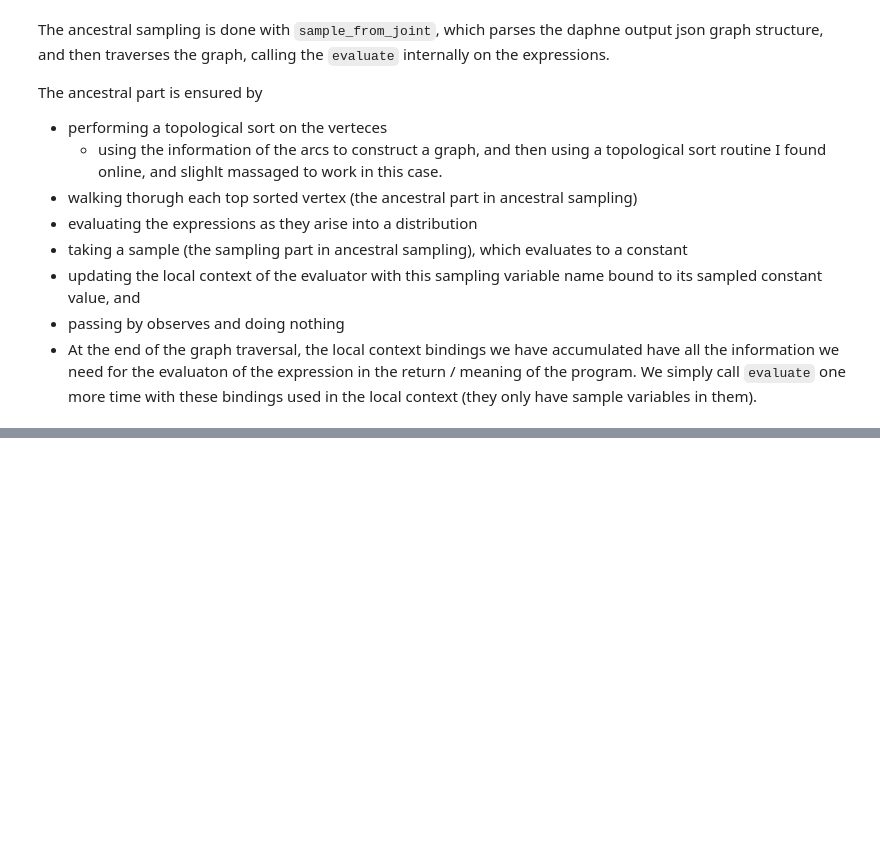
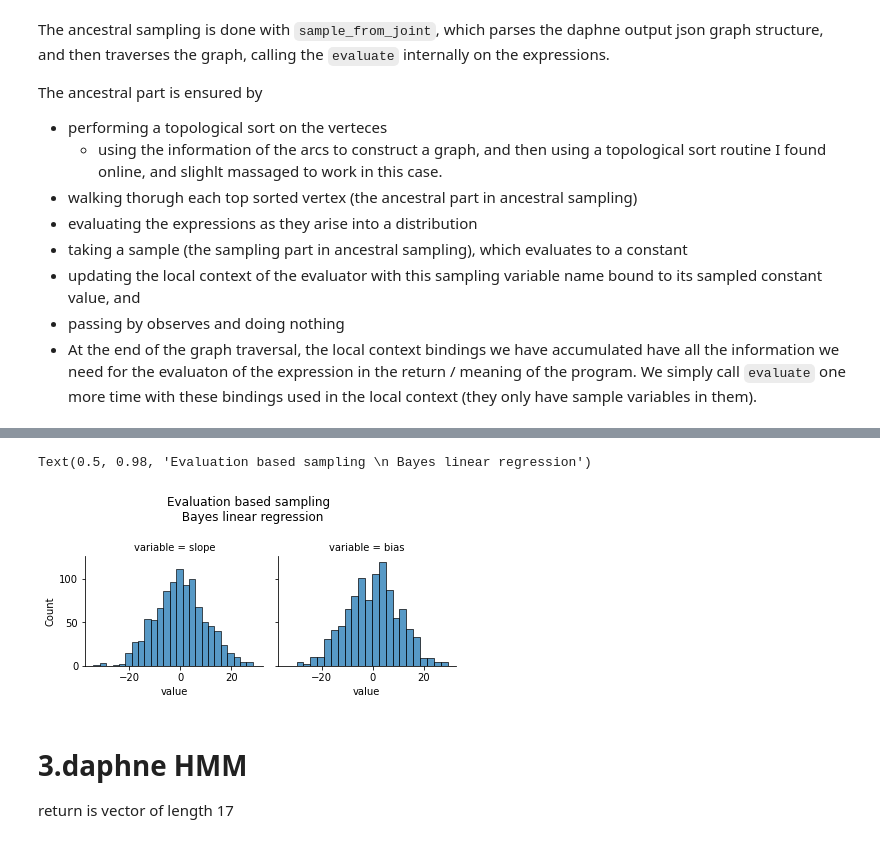
Before and after one commit to geoffwoollard/prob_prog, a Jupyter notebook: hw/hw2/CS532-HW2/hw2.ipynb, the cells around one changed output, grey strips where cells are left out. Saved outputs shown, nothing was run; the diff lists cells and outputs as text; code cells hidden in the pictures; blank space fills up the shorter version.

```diff
--- a/hw/hw2/CS532-HW2/hw2.ipynb
+++ b/hw/hw2/CS532-HW2/hw2.ipynb
@@ -171,0 +233,3 @@ The ancestral part is ensured by
+# %%
+graph = load_graph(i=2)
+graph
@@ -171,0 +254,20 @@ The ancestral part is ensured by
+# %%
+samples=[]
+num_samples=1000
+for _ in range(num_samples):
+    samples.append(sample_from_joint(graph).tolist())
+# %%
+df = pd.DataFrame(samples)
+df = pd.melt(df)
+df['variable'] = df['variable'].map({0:'slope',1:'bias'})
+g = sns.FacetGrid(df, col="variable")
+g.map(sns.histplot, "value")
+
+plt.subplots_adjust(top=0.7)
+plt.suptitle('Graph based sampling \n Bayes linear regression')
+# %% [output]
+Text(0.5, 0.98, 'Evaluation based sampling \n Bayes linear regression')
+[figure, added]
+# %% [markdown]
+# 3.daphne HMM
+return is vector of length 17
```
Also changed, not shown: parts of 16 cells of this notebook.
